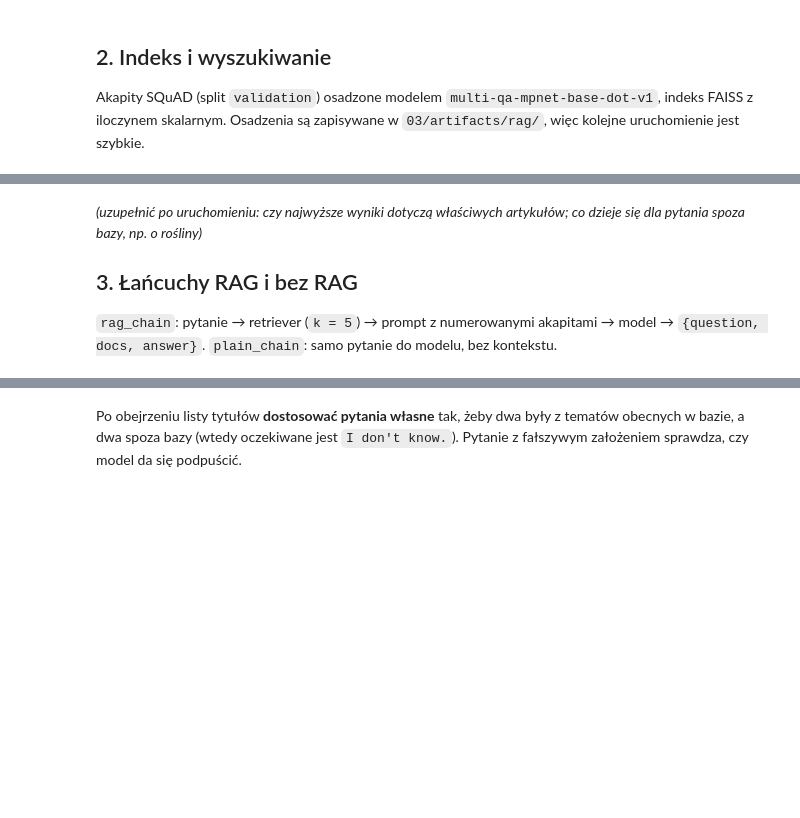
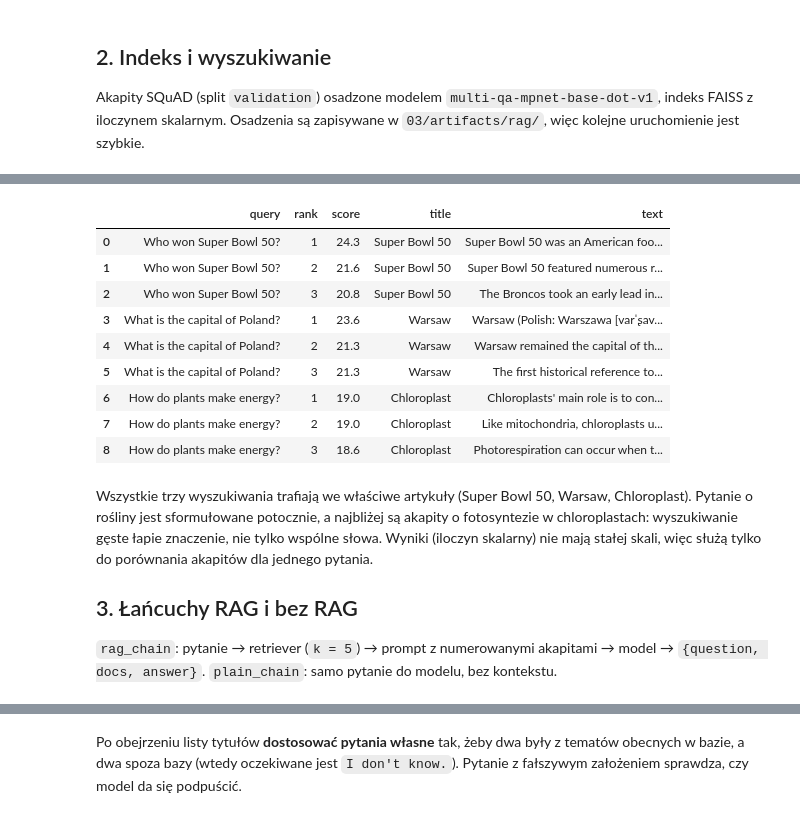
Before and after one commit to Voldziu/NLP, a Jupyter notebook: 03/mikolaj/mikolaj.ipynb, the cells around one changed output, grey strips where cells are left out. Drawn from its saved outputs; the diff is of its cells as text; code cells hidden in the pictures; blank space fills up the shorter version.

```diff
--- a/03/mikolaj/mikolaj.ipynb
+++ b/03/mikolaj/mikolaj.ipynb
@@ -50,14 +71,29 @@ retriever = FaissRetriever(docs)
 # %%
-search_queries = ["Who won Super Bowl 50?", "What is the capital of Poland?", "How do plants make energy?"]
+search_queries = [
+    "Who won Super Bowl 50?",
+    "What is the capital of Poland?",
+    "How do plants make energy?",
+]
 pd.DataFrame(
     [
         {"query": q, "rank": r, "score": round(d.score, 1), "title": d.title, "text": d.text[:100]}
         for q in search_queries
         for r, d in enumerate(retriever.retrieve(q, k=3), 1)
     ]
 )
+# %% [output]
+|  | query | rank | score | title | text |
+| 0 | Who won Super Bowl 50? | 1 | 24.3 | Super Bowl 50 | Super Bowl 50 was an American foo... |
+| 1 | Who won Super Bowl 50? | 2 | 21.6 | Super Bowl 50 | Super Bowl 50 featured numerous r... |
+| 2 | Who won Super Bowl 50? | 3 | 20.8 | Super Bowl 50 | The Broncos took an early lead in... |
+| 3 | What is the capital of Poland? | 1 | 23.6 | Warsaw | Warsaw (Polish: Warszawa [varˈʂav... |
+| 4 | What is the capital of Poland? | 2 | 21.3 | Warsaw | Warsaw remained the capital of th... |
+| 5 | What is the capital of Poland? | 3 | 21.3 | Warsaw | The first historical reference to... |
+| 6 | How do plants make energy? | 1 | 19.0 | Chloroplast | Chloroplasts' main role is to con... |
+| 7 | How do plants make energy? | 2 | 19.0 | Chloroplast | Like mitochondria, chloroplasts u... |
+| 8 | How do plants make energy? | 3 | 18.6 | Chloroplast | Photorespiration can occur when t... |
 # %% [markdown]
-_(uzupełnić po uruchomieniu: czy najwyższe wyniki dotyczą właściwych artykułów; co dzieje się dla pytania spoza bazy, np. o rośliny)_
+Wszystkie trzy wyszukiwania trafiają we właściwe artykuły (Super Bowl 50, Warsaw, Chloroplast). Pytanie o rośliny jest sformułowane potocznie, a najbliżej są akapity o fotosyntezie w chloroplastach: wyszukiwanie gęste łapie znaczenie, nie tylko wspólne słowa. Wyniki (iloczyn skalarny) nie mają stałej skali, więc służą tylko do porównania akapitów dla jednego pytania.
 
 ## 3. Łańcuchy RAG i bez RAG
 
```
Also changed, not shown: parts of 14 cells of this notebook, 2 other files.
